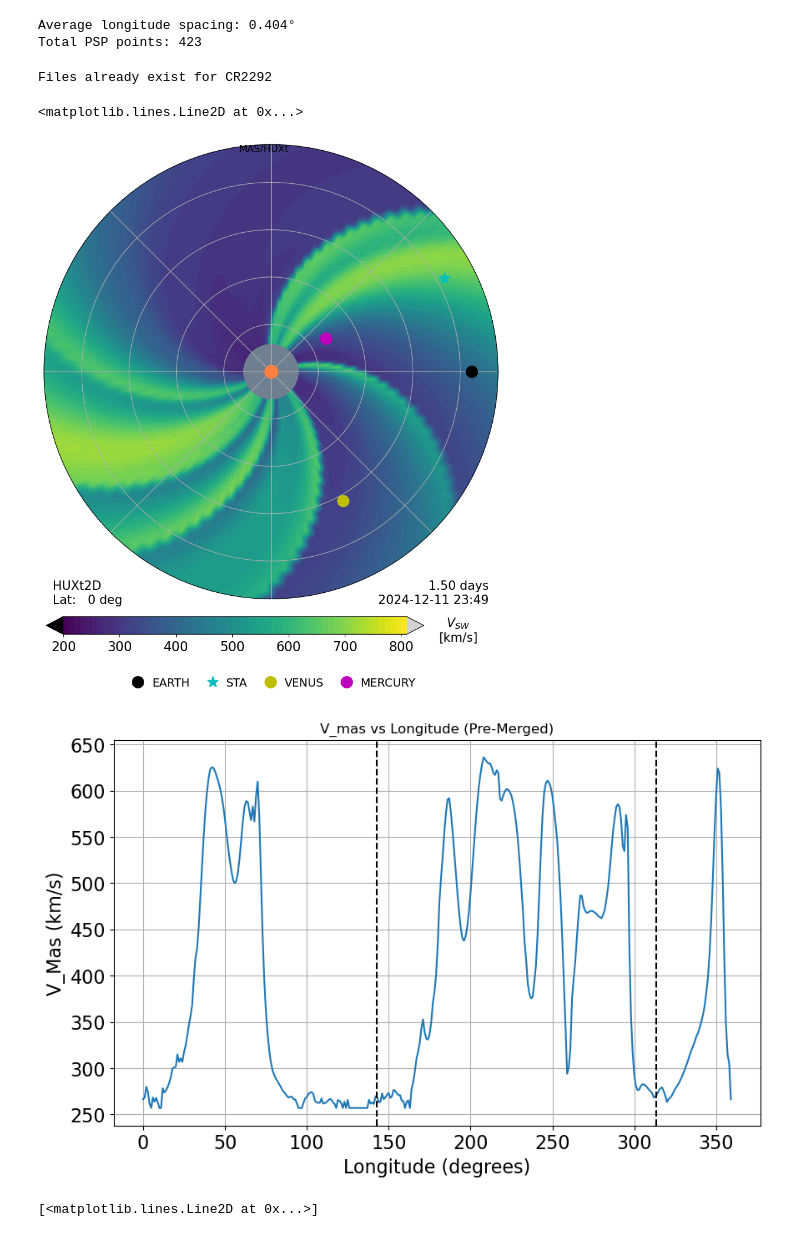
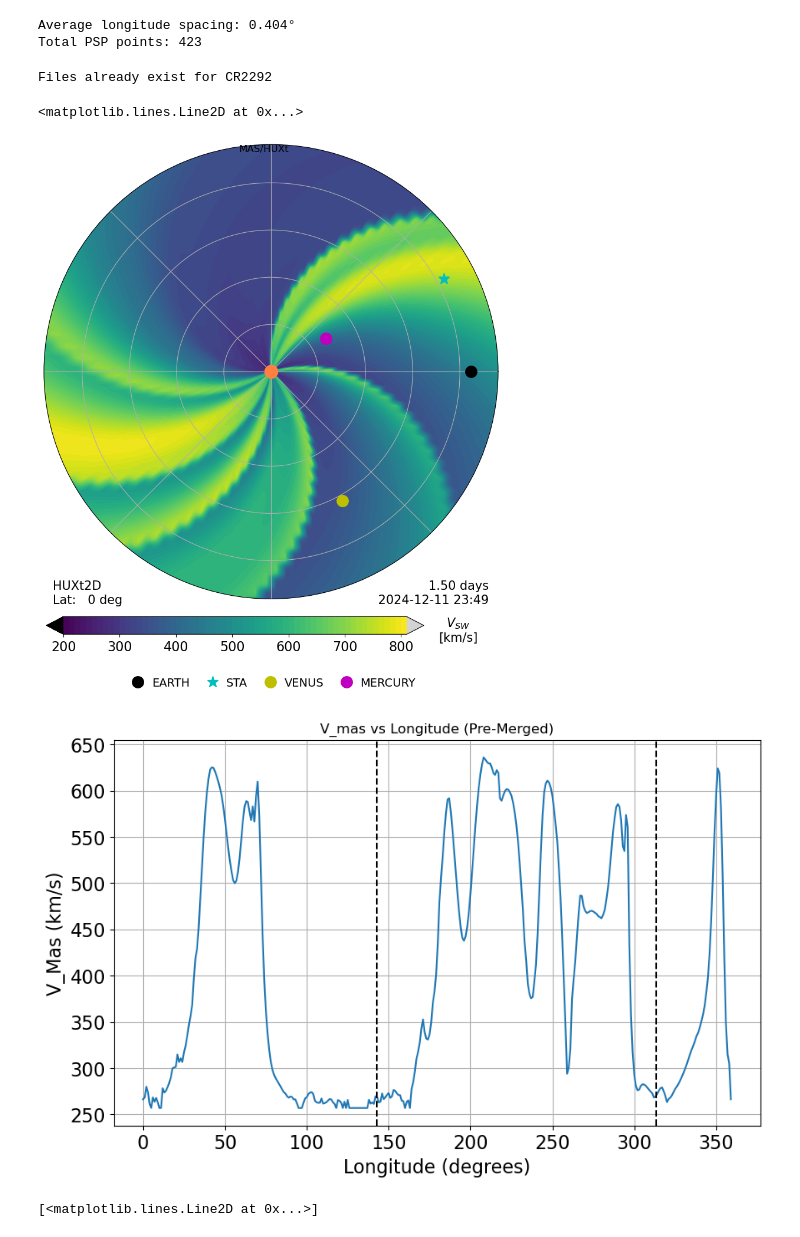
Before and after one commit to aileeniesta/HUXt_REU_project, a Jupyter notebook: code/HUXt_first_steps.ipynb, the cells around one changed output. Cells and saved outputs as stored; diff of their text form; code cells hidden in the pictures.

Commit message:
Fixing boundary conditions for PSP

```diff
--- a/code/HUXt_first_steps.ipynb
+++ b/code/HUXt_first_steps.ipynb
@@ -140,31 +164,31 @@ Total PSP points: 423
 # %%
 # EXAMPLE 4
 #HUXt can be easily initiated MAS, by specifying a carrington rotation number. Data are downloaded from the Pred Sci Inc archive on demand
 cr = 2292
 v_mas = Hin.get_MAS_long_profile(cr, 0.0*u.deg)
 
 #MAS solutions are at 30 rS
-model = H.HUXt(v_boundary=v_mas, cr_num=cr, simtime=5*u.day, dt_scale=4, r_min = 30*u.solRad)
+model = H.HUXt(v_boundary=v_mas, cr_num=cr, simtime=5*u.day, dt_scale=4, r_min = 5*u.solRad)
 model.solve([])
 
 # Plot the solution
 fig, ax = HA.plot(model, 1.5*u.day)
 fig.suptitle('MAS/HUXt')
 
 # V_mas vs Lon plot with margins that PSP data will go into
 lon_array = np.linspace(0,359,len(v_mas))
 fig,ax = plt.subplots(figsize=(10,6))
 ax.plot(lon_array,v_mas)
 
 ax.set(xlabel='Longitude (degrees)',ylabel='V_Mas (km/s)',
        title='V_mas vs Longitude (Pre-Merged)')
 ax.grid()
 ax.axvline(x=142.54, color='black', linestyle='--', linewidth=1.5)
 ax.axvline(x=313.23, color='black', linestyle='--', linewidth=1.5)
 # %% [output]
 Files already exist for CR2292
 <matplotlib.lines.Line2D at 0x...>
-[figure, old version]
+[figure, new version]
 [figure]
 # %%
 #print(len(v_mas))# trying to see resolution of v_mas so i know what to downsample to
```
Also changed, not shown: parts of 16 cells of this notebook.
